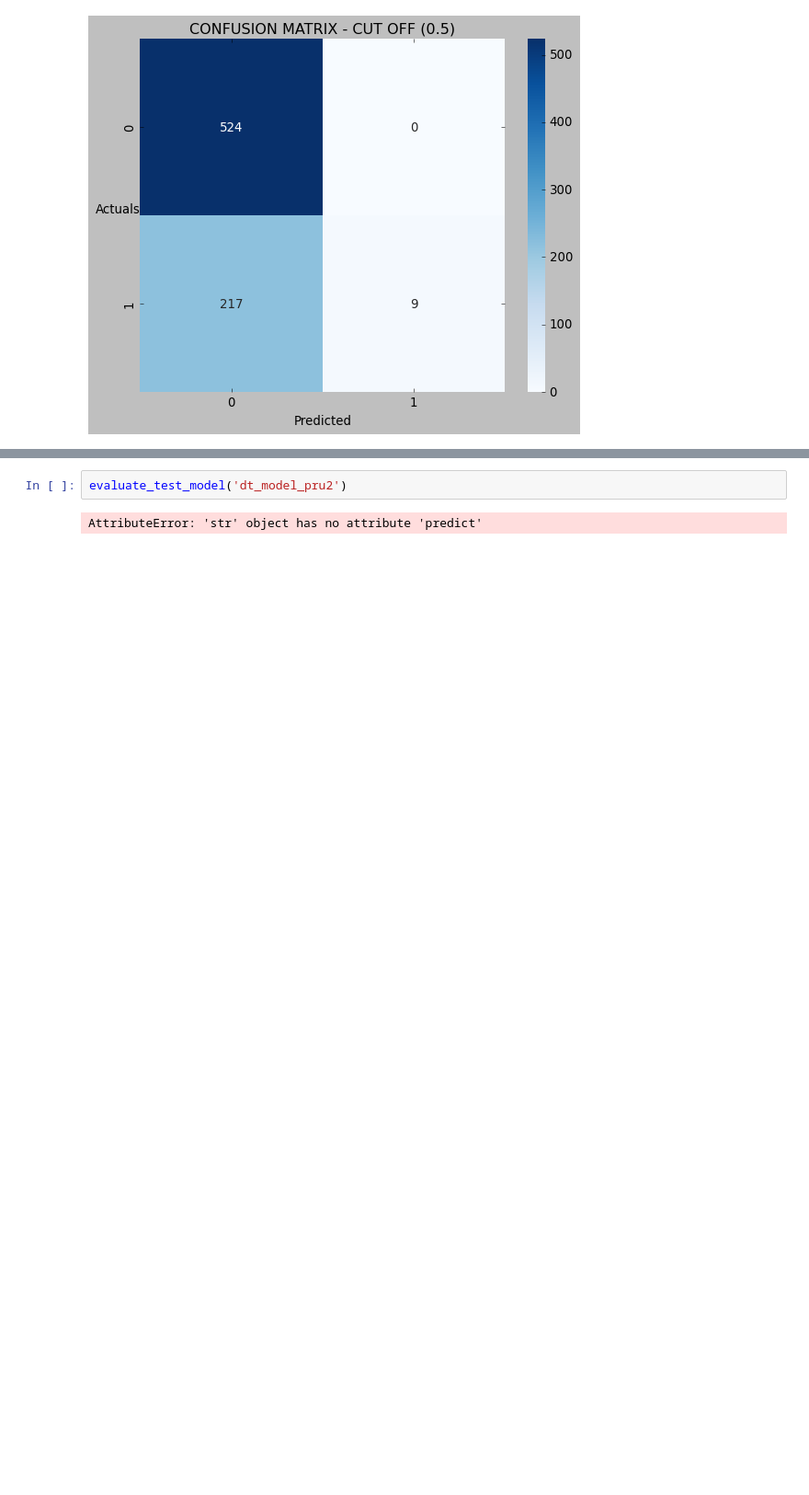
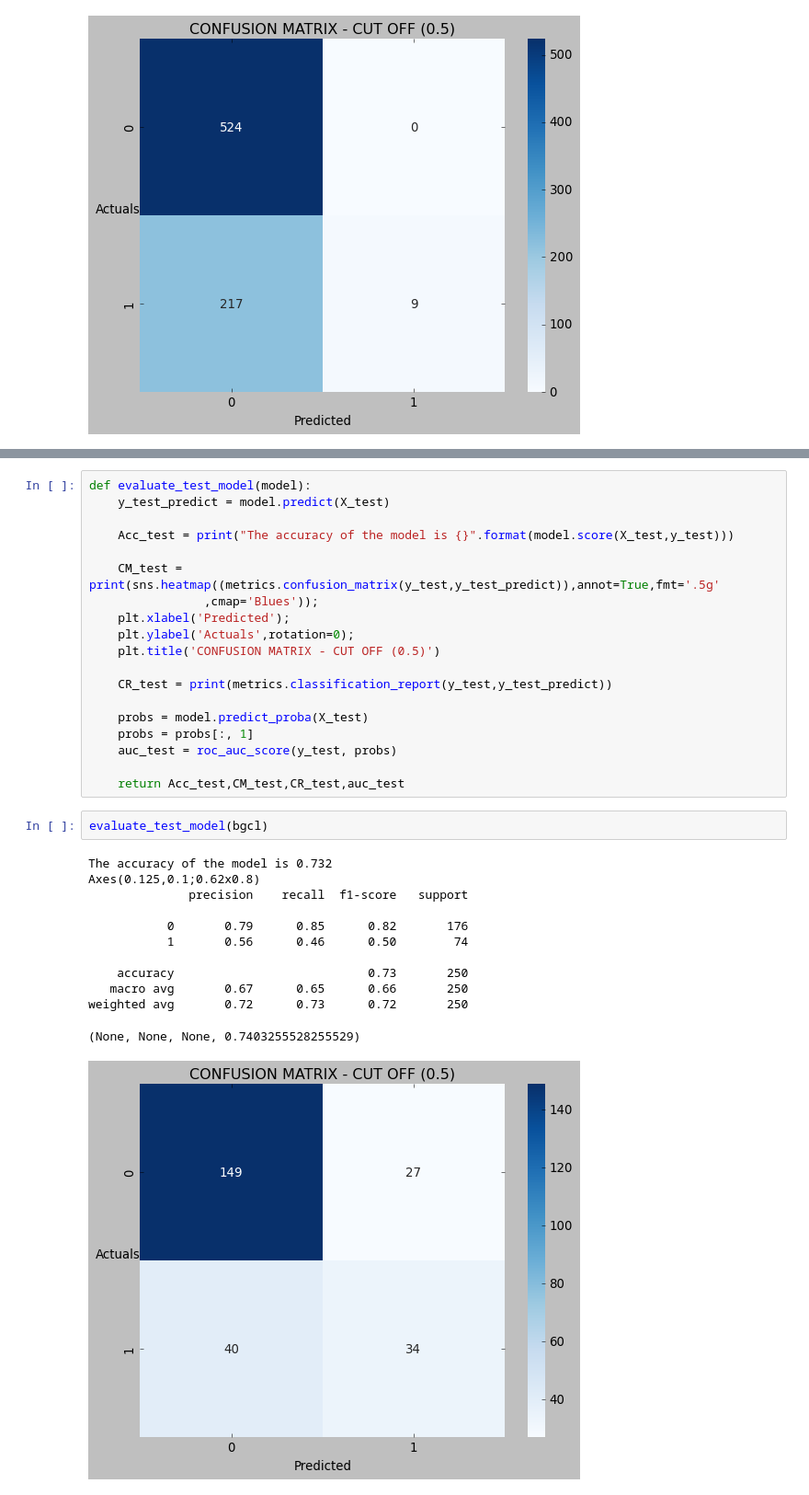
Before and after one commit to kumarideepali0402/AI-ML, a Jupyter notebook: DecisionTree.ipynb, the cells around one changed output, grey strips where cells are left out. Shown: that part at 92% size. Cells and saved outputs as stored; diff of their text form; blank space fills up the shorter version.

```diff
--- a/DecisionTree.ipynb
+++ b/DecisionTree.ipynb
@@ -385,4 +425,34 @@ weighted avg       0.80      0.71      0.60       750
+# %%
+def evaluate_test_model(model):
+    y_test_predict = model.predict(X_test)
+
+    Acc_test = print("The accuracy of the model is {}".format(model.score(X_test,y_test)))
+
+    CM_test = print(sns.heatmap((metrics.confusion_matrix(y_test,y_test_predict)),annot=True,fmt='.5g'
+                ,cmap='Blues'));
+    plt.xlabel('Predicted');
+    plt.ylabel('Actuals',rotation=0);
+    plt.title('CONFUSION MATRIX - CUT OFF (0.5)')
+
+    CR_test = print(metrics.classification_report(y_test,y_test_predict))
+
+    probs = model.predict_proba(X_test)
+    probs = probs[:, 1]
+    auc_test = roc_auc_score(y_test, probs)
+
+    return Acc_test,CM_test,CR_test,auc_test
 # %%
-evaluate_test_model('dt_model_pru2')
+evaluate_test_model(bgcl)
 # %% [output]
-AttributeError: 'str' object has no attribute 'predict'
+The accuracy of the model is 0.732
+Axes(0.125,0.1;0.62x0.8)
+              precision    recall  f1-score   support
+
+           0       0.79      0.85      0.82       176
+           1       0.56      0.46      0.50        74
+
+    accuracy                           0.73       250
+   macro avg       0.67      0.65      0.66       250
+weighted avg       0.72      0.73      0.72       250
+(None, None, None, 0.7403255528255529)
+[figure, added]
```
Also changed, not shown: parts of 11 cells of this notebook, 3 other files.
